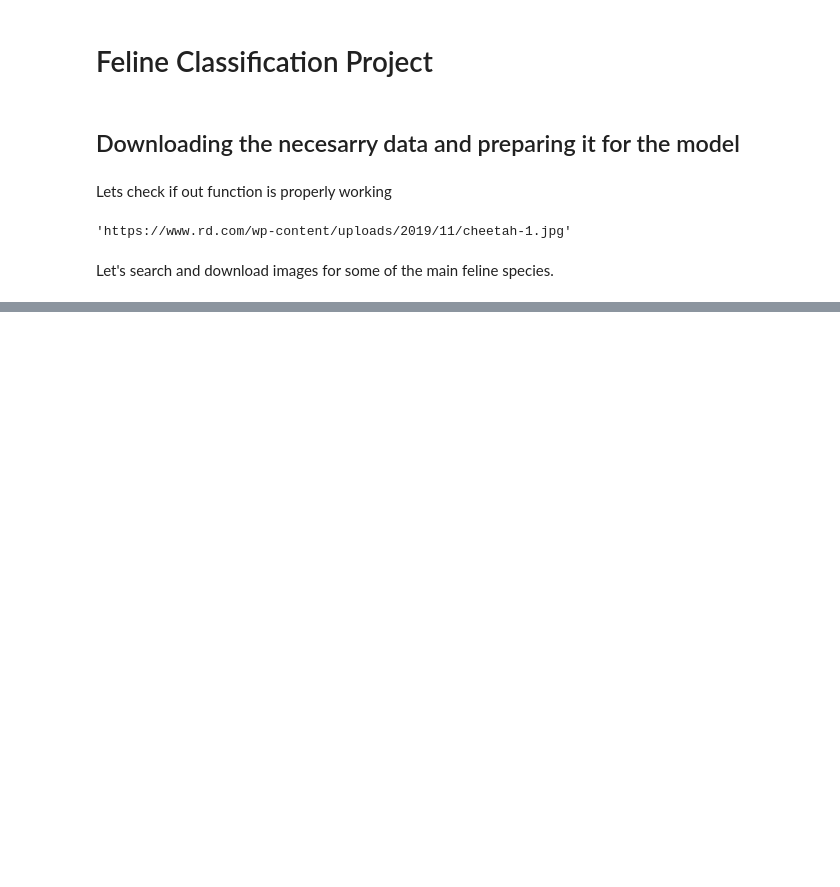
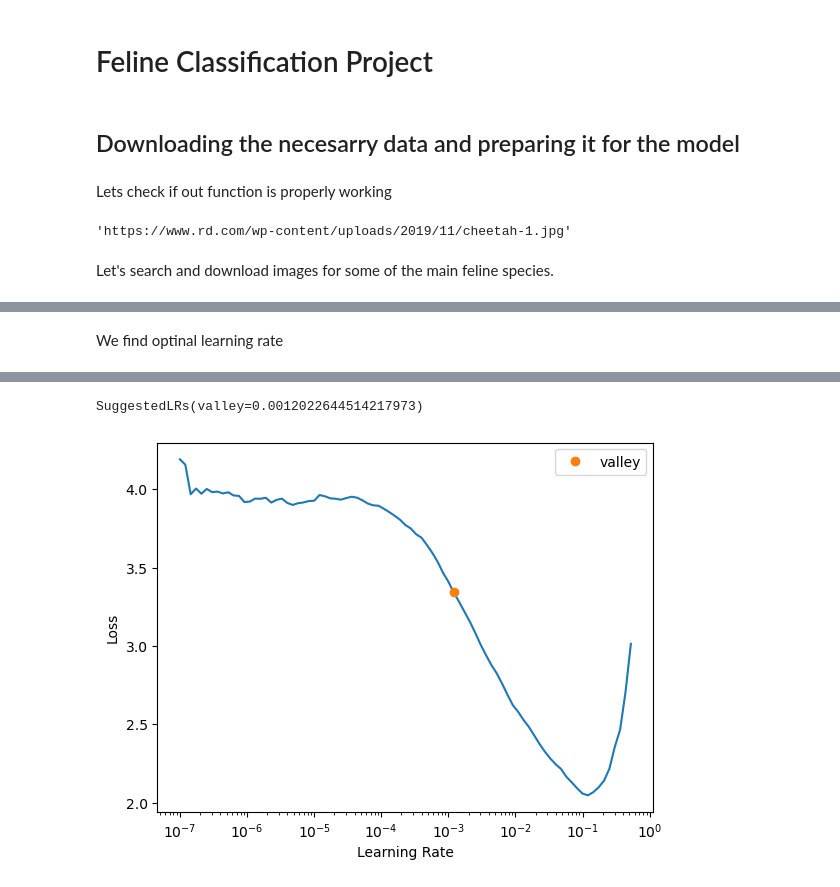
Before and after one commit to JuanHaunted/feline_classificator, a Jupyter notebook: main.ipynb, the cells around one changed output, grey strips where cells are left out. Cells and saved outputs as stored; diff of their text form; code cells hidden in the pictures; blank space fills up the shorter version.

```diff
--- a/main.ipynb
+++ b/main.ipynb
@@ -33,0 +94,7 @@ for feline in felines:
+# %%
+learn = vision_learner(dls, resnet18, metrics=error_rate)
+# %% [markdown]
+We find optinal learning rate
+# %%
+learn.lr_find()
+# %% [output]
@@ -33,0 +102,2 @@ for feline in felines:
+SuggestedLRs(valley=0.0012022644514217973)
+[figure, added]
```
Also changed, not shown: parts of 15 cells of this notebook, 16 other files.
